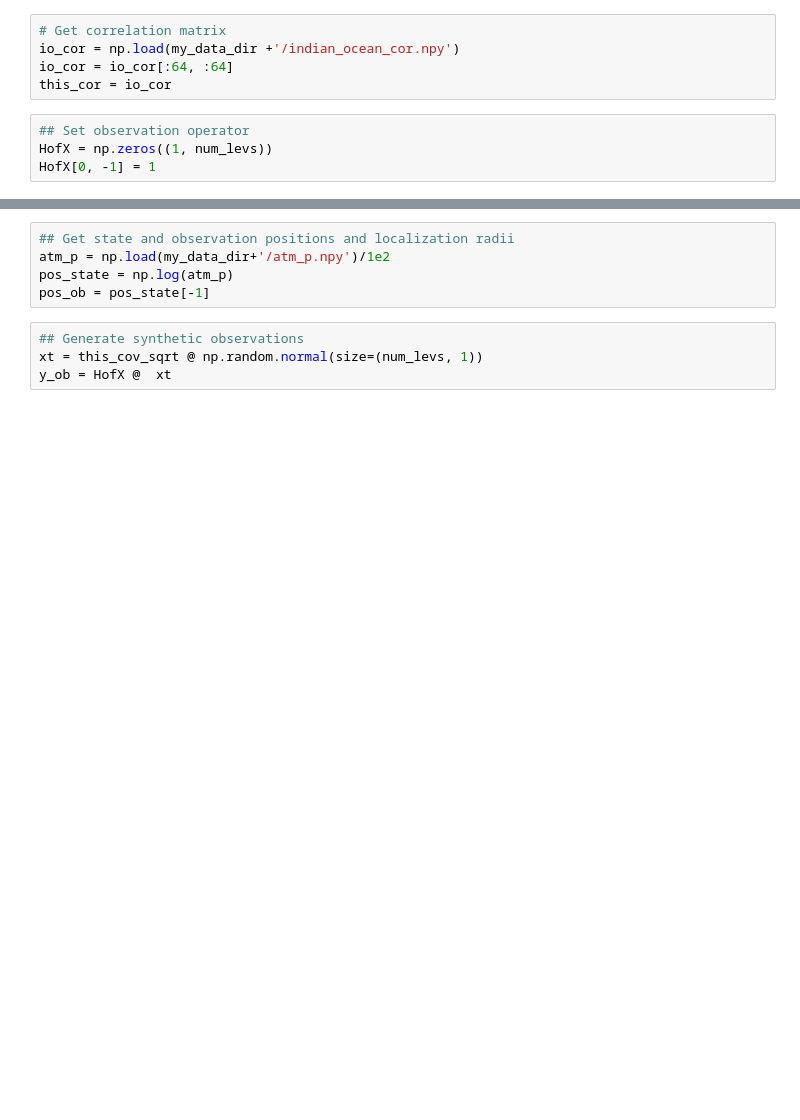
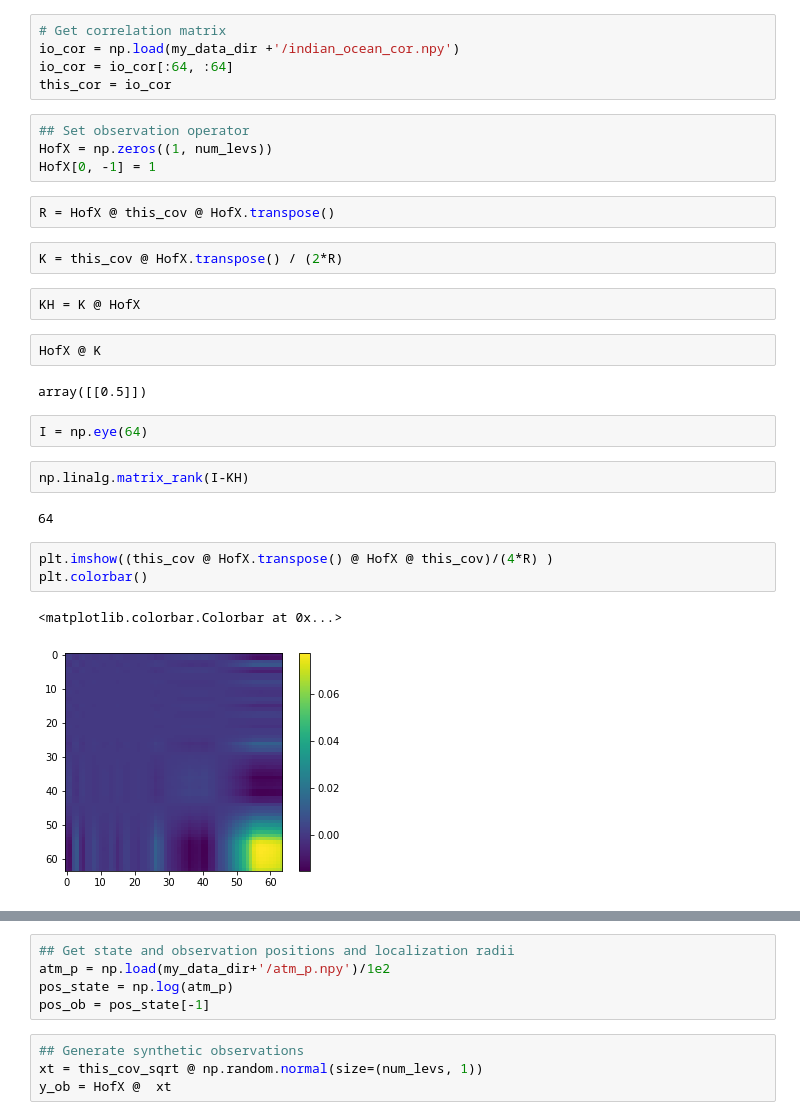
Before and after one commit to NOAA-PSL/obs_loc_for_scda, a Jupyter notebook: notebooks/analysis_increments_io_atm.ipynb, the cells around one changed output, grey strips where cells are left out. Saved outputs shown, nothing was run; the diff lists cells and outputs as text; blank space fills up the shorter version.

```diff
--- a/notebooks/analysis_increments_io_atm.ipynb
+++ b/notebooks/analysis_increments_io_atm.ipynb
@@ -44,3 +44,25 @@ this_cor = io_cor
 ## Set observation operator
 HofX = np.zeros((1, num_levs))
 HofX[0, -1] = 1
+# %%
+R = HofX @ this_cov @ HofX.transpose()
+# %%
+K = this_cov @ HofX.transpose() / (2*R)
+# %%
+KH = K @ HofX
+# %%
+HofX @ K
+# %% [output]
+array([[0.5]])
+# %%
+I = np.eye(64)
+# %%
+np.linalg.matrix_rank(I-KH)
+# %% [output]
+64
+# %%
+plt.imshow((this_cov @ HofX.transpose() @ HofX @ this_cov)/(4*R) )
+plt.colorbar()
+# %% [output]
+<matplotlib.colorbar.Colorbar at 0x...>
+[figure, added]
```
Also changed, not shown: parts of 3 cells of this notebook, 43 other files.
